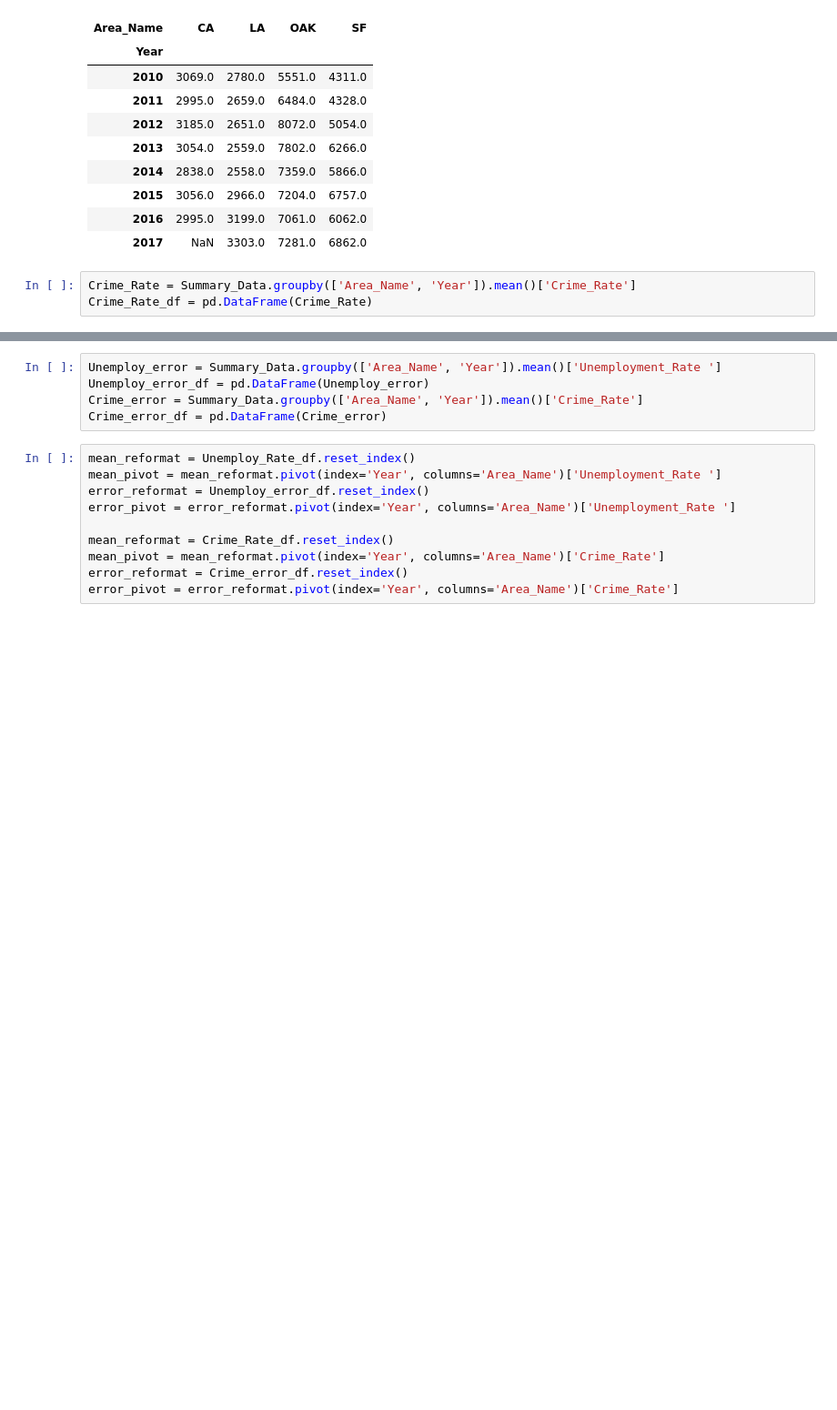
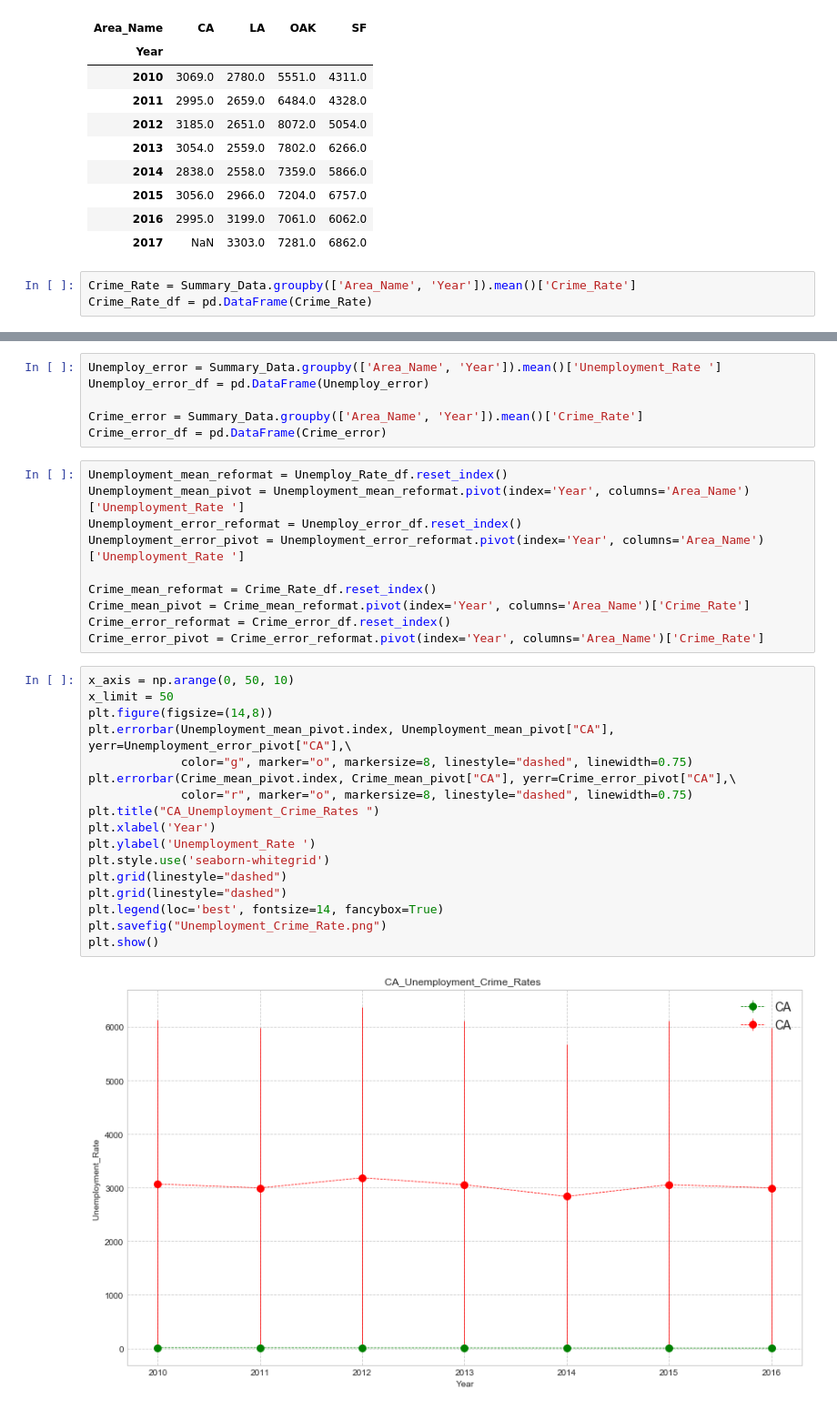
Before and after one commit to BootcampTeam01/ProjectTBD, a Jupyter notebook: Unemployment_Crime_Data.ipynb, the cells around one changed output, grey strips where cells are left out. Shown: that part at 91% size. Drawn from its saved outputs; the diff is of its cells as text; blank space fills up the shorter version.

```diff
--- a/Unemployment_Crime_Data.ipynb
+++ b/Unemployment_Crime_Data.ipynb
@@ -274,15 +239,35 @@ Crime_Rate_df = pd.DataFrame(Crime_Rate)
 # %%
 Unemploy_error = Summary_Data.groupby(['Area_Name', 'Year']).mean()['Unemployment_Rate ']
 Unemploy_error_df = pd.DataFrame(Unemploy_error)
+
 Crime_error = Summary_Data.groupby(['Area_Name', 'Year']).mean()['Crime_Rate']
 Crime_error_df = pd.DataFrame(Crime_error)
 # %%
-mean_reformat = Unemploy_Rate_df.reset_index()
-mean_pivot = mean_reformat.pivot(index='Year', columns='Area_Name')['Unemployment_Rate ']
-error_reformat = Unemploy_error_df.reset_index()
-error_pivot = error_reformat.pivot(index='Year', columns='Area_Name')['Unemployment_Rate ']
+Unemployment_mean_reformat = Unemploy_Rate_df.reset_index()
+Unemployment_mean_pivot = Unemployment_mean_reformat.pivot(index='Year', columns='Area_Name')['Unemployment_Rate ']
+Unemployment_error_reformat = Unemploy_error_df.reset_index()
+Unemployment_error_pivot = Unemployment_error_reformat.pivot(index='Year', columns='Area_Name')['Unemployment_Rate ']
 
-mean_reformat = Crime_Rate_df.reset_index()
-mean_pivot = mean_reformat.pivot(index='Year', columns='Area_Name')['Crime_Rate']
-error_reformat = Crime_error_df.reset_index()
-error_pivot = error_reformat.pivot(index='Year', columns='Area_Name')['Crime_Rate']
+Crime_mean_reformat = Crime_Rate_df.reset_index()
+Crime_mean_pivot = Crime_mean_reformat.pivot(index='Year', columns='Area_Name')['Crime_Rate']
+Crime_error_reformat = Crime_error_df.reset_index()
+Crime_error_pivot = Crime_error_reformat.pivot(index='Year', columns='Area_Name')['Crime_Rate']
+# %%
+x_axis = np.arange(0, 50, 10)
+x_limit = 50
+plt.figure(figsize=(14,8))
+plt.errorbar(Unemployment_mean_pivot.index, Unemployment_mean_pivot["CA"], yerr=Unemployment_error_pivot["CA"],\
+             color="g", marker="o", markersize=8, linestyle="dashed", linewidth=0.75)
+plt.errorbar(Crime_mean_pivot.index, Crime_mean_pivot["CA"], yerr=Crime_error_pivot["CA"],\
+             color="r", marker="o", markersize=8, linestyle="dashed", linewidth=0.75)
+plt.title("CA_Unemployment_Crime_Rates ")
+plt.xlabel('Year')
+plt.ylabel('Unemployment_Rate ')
+plt.style.use('seaborn-whitegrid')
+plt.grid(linestyle="dashed")
+plt.grid(linestyle="dashed")
+plt.legend(loc='best', fontsize=14, fancybox=True)
+plt.savefig("Unemployment_Crime_Rate.png")
+plt.show()
+# %% [output]
+[figure, added]
```
Also changed, not shown: parts of 16 cells of this notebook.
